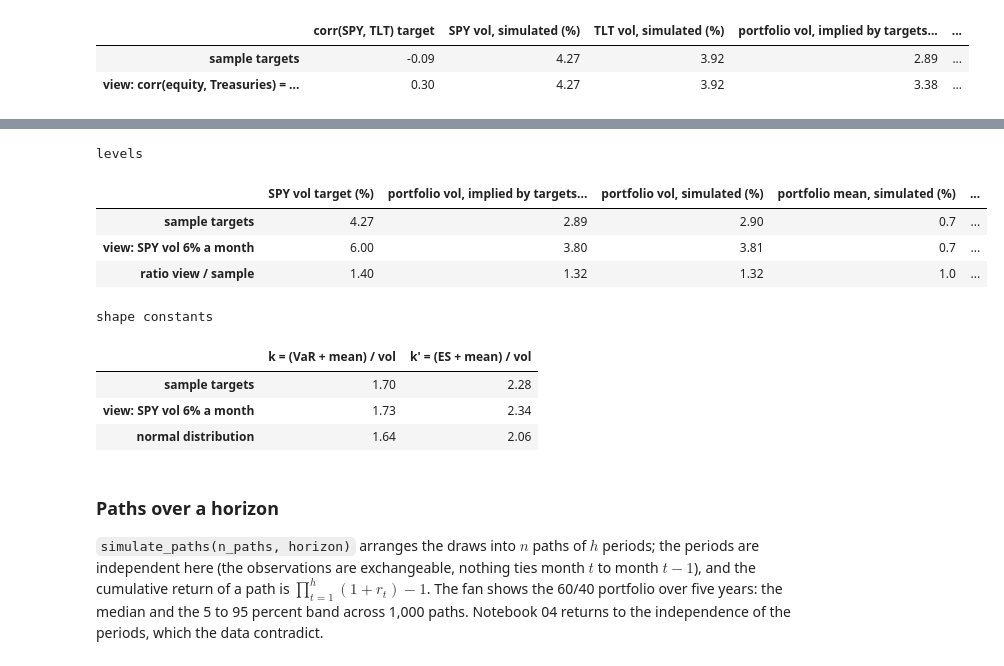
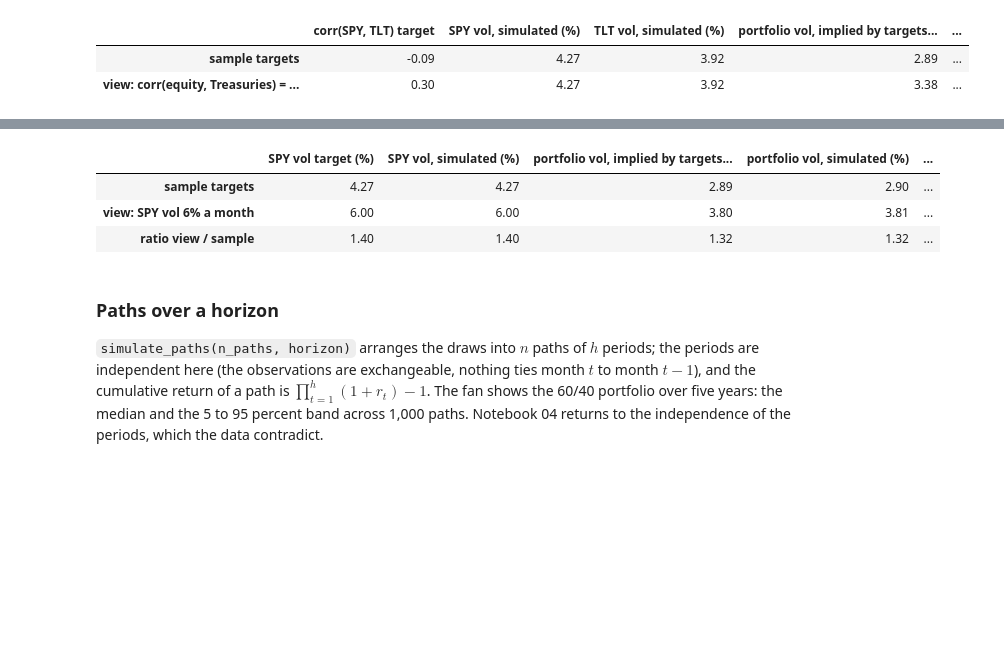
Before and after one commit to mamadouyamar/CVineMarketGen, a Jupyter notebook: examples/01_matching_moments_and_correlations.ipynb, the cells around one changed output, grey strips where cells are left out. Cells and saved outputs as stored; diff of their text form; code cells hidden in the pictures; blank space fills up the shorter version.

Commit message:
docs: notebook 01, the second view reduced to the change and its simulated effect
Co-Authored-By: Claude Fable 5.1 <noreply@anthropic.com>

```diff
--- a/examples/01_matching_moments_and_correlations.ipynb
+++ b/examples/01_matching_moments_and_correlations.ipynb
@@ -365,28 +337,19 @@ normal's: the view changed the scale and left the shape alone.
 # %%
 t2 = Targets.from_history(X)
 t2.vol["SPY"] = 0.06                                     # view: SPY volatility 6 percent a month (21 percent a year) instead of the sample's 4.3 (15)
 S2 = FleishmanMarket(t2).fit().simulate(25000, seed=1)
-levels, shape = {}, {}
+rows = {}
 for name, tg, SS in [("sample targets", t, S), ("view: SPY vol 6% a month", t2, S2)]:
-    rp = (SS @ w).values; v, e = var_es(rp); mu_p, sd_p = rp.mean(), rp.std()
-    levels[name] = {"SPY vol target (%)": tg.vol["SPY"] * 100, "portfolio vol, implied by targets (%)": port_vol(tg) * 100, "portfolio vol, simulated (%)": sd_p * 100,
-                    "portfolio mean, simulated (%)": mu_p * 100, "VaR 5%, simulated (%)": v * 100, "ES 5%, simulated (%)": e * 100}
-    shape[name] = {"k = (VaR + mean) / vol": (v + mu_p) / sd_p, "k' = (ES + mean) / vol": (e + mu_p) / sd_p}
-shape["normal distribution"] = {"k = (VaR + mean) / vol": -stats.norm.ppf(0.05), "k' = (ES + mean) / vol": stats.norm.pdf(stats.norm.ppf(0.05)) / 0.05}
-levels = pd.DataFrame(levels); levels["ratio view / sample"] = levels.iloc[:, 1] / levels.iloc[:, 0]
-print("levels"); display(levels.T.round(2))
-print("shape constants"); pd.DataFrame(shape).T.round(2)
+    rp = (SS @ w).values; v, e = var_es(rp)
+    rows[name] = {"SPY vol target (%)": tg.vol["SPY"] * 100, "SPY vol, simulated (%)": SS["SPY"].std() * 100, "portfolio vol, implied by targets (%)": port_vol(tg) * 100,
+                  "portfolio vol, simulated (%)": rp.std() * 100, "VaR 5%, simulated (%)": v * 100, "ES 5%, simulated (%)": e * 100}
+tab = pd.DataFrame(rows); tab["ratio view / sample"] = tab.iloc[:, 1] / tab.iloc[:, 0]
+tab.T.round(2)
 # %% [output]
-levels
-|  | SPY vol target (%) | portfolio vol, implied by targets... | portfolio vol, simulated (%) | portfolio mean, simulated (%) | ... |
-| sample targets | 4.27 | 2.89 | 2.90 | 0.7 | ... |
-| view: SPY vol 6% a month | 6.00 | 3.80 | 3.81 | 0.7 | ... |
-| ratio view / sample | 1.40 | 1.32 | 1.32 | 1.0 | ... |
+|  | SPY vol target (%) | SPY vol, simulated (%) | portfolio vol, implied by targets... | portfolio vol, simulated (%) | ... |
+| sample targets | 4.27 | 4.27 | 2.89 | 2.90 | ... |
+| view: SPY vol 6% a month | 6.00 | 6.00 | 3.80 | 3.81 | ... |
+| ratio view / sample | 1.40 | 1.40 | 1.32 | 1.32 | ... |
-shape constants
-|  | k = (VaR + mean) / vol | k' = (ES + mean) / vol |
-| sample targets | 1.70 | 2.28 |
-| view: SPY vol 6% a month | 1.73 | 2.34 |
-| normal distribution | 1.64 | 2.06 |
 # %% [markdown]
 ### Paths over a horizon
 
```
Also changed, not shown: parts of 1 cell of this notebook.
